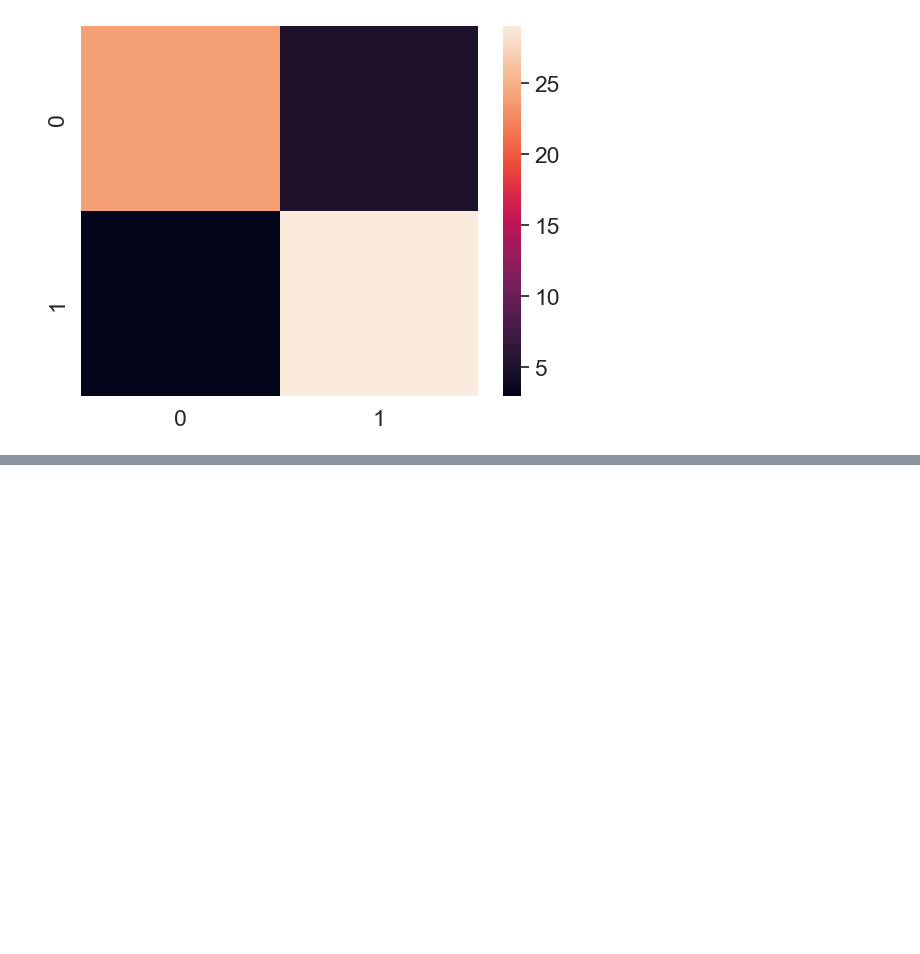
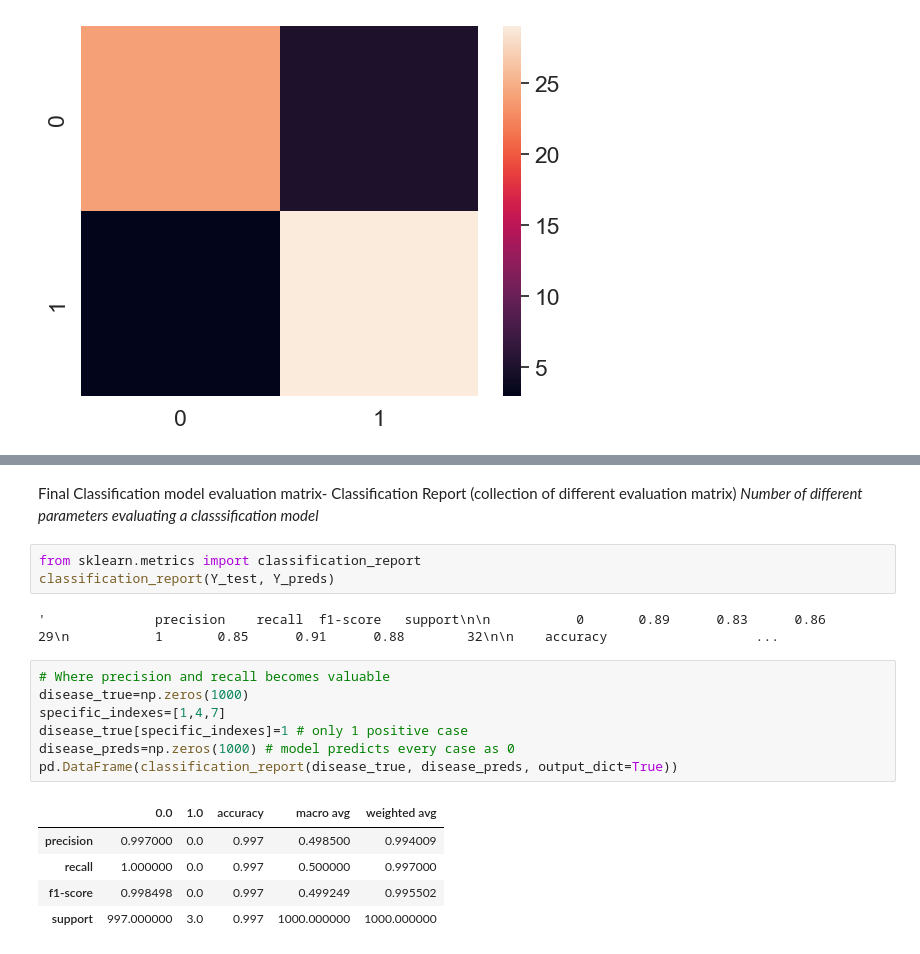
Before and after one commit to kanikaguptakk/Data_Science_Notes-, a Jupyter notebook: what_we_r_covering/classprob2_cont_3.ipynb, the cells around one changed output, grey strips where cells are left out. Drawn from its saved outputs; the diff is of its cells as text; blank space fills up the shorter version.

```diff
--- a/what_we_r_covering/classprob2_cont_3.ipynb
+++ b/what_we_r_covering/classprob2_cont_3.ipynb
@@ -208,0 +254,22 @@ sns.heatmap(confusion_matrix);
+# %% [markdown]
+Final
+Classification model evaluation matrix- Classification Report (collection of different evaluation matrix)
+*Number of different parameters evaluating a classsification model*
+# %%
+from sklearn.metrics import classification_report
+classification_report(Y_test, Y_preds)
+# %% [output]
+'              precision    recall  f1-score   support\n\n           0       0.89      0.83      0.86        29\n           1       0.85      0.91      0.88        32\n\n    accuracy                   ...
+# %%
+# Where precision and recall becomes valuable
+disease_true=np.zeros(1000)
+specific_indexes=[1,4,7]
+disease_true[specific_indexes]=1 # only 1 positive case
+disease_preds=np.zeros(1000) # model predicts every case as 0
+pd.DataFrame(classification_report(disease_true, disease_preds, output_dict=True))
+# %% [output]
+|  | 0.0 | 1.0 | accuracy | macro avg | weighted avg |
+| precision | 0.997000 | 0.0 | 0.997 | 0.498500 | 0.994009 |
+| recall | 1.000000 | 0.0 | 0.997 | 0.500000 | 0.997000 |
+| f1-score | 0.998498 | 0.0 | 0.997 | 0.499249 | 0.995502 |
+| support | 997.000000 | 3.0 | 0.997 | 1000.000000 | 1000.000000 |
```
Also changed, not shown: parts of 8 cells of this notebook.
